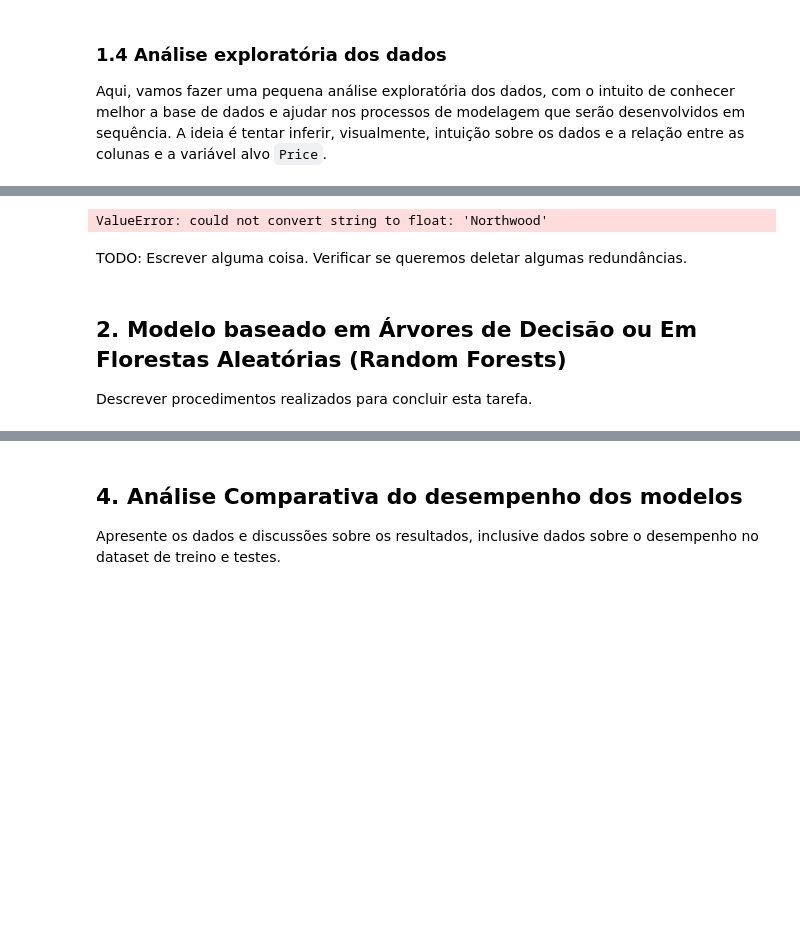
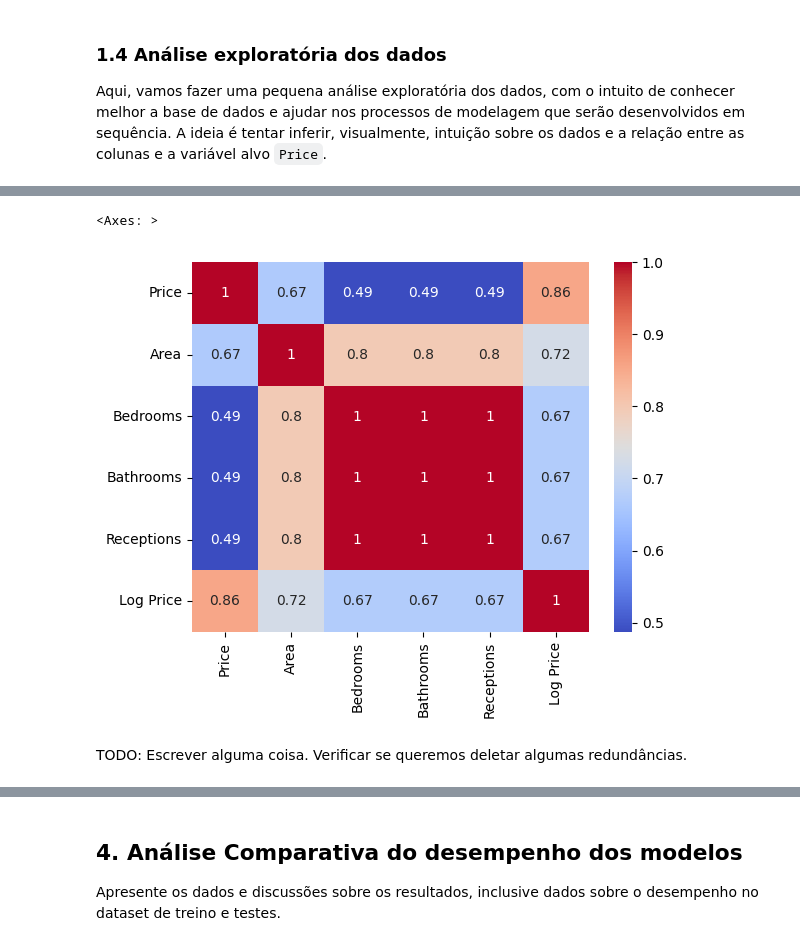
Before and after one commit to kowalks/cmc13-exame, a Jupyter notebook: exame.ipynb, the cells around one changed output, grey strips where cells are left out. Saved outputs shown, nothing was run; the diff lists cells and outputs as text; code cells hidden in the pictures; blank space fills up the shorter version.

```diff
--- a/exame.ipynb
+++ b/exame.ipynb
@@ -260,14 +263,11 @@ dtype: object
 # %%
 # Compute the correlation matrix
-correlation_matrix = train.corr()
+correlation_matrix = train.corr(numeric_only=True)
 
 # Create a heatmap of the correlation matrix
 sns.heatmap(correlation_matrix, annot=True, cmap='coolwarm')
 # %% [output]
-ValueError: could not convert string to float: 'Northwood'
+<Axes: >
+[figure, added]
 # %% [markdown]
 TODO: Escrever alguma coisa. Verificar se queremos deletar algumas redundâncias.
-# %% [markdown]
-## 2. Modelo baseado em Árvores de Decisão ou Em Florestas Aleatórias (Random Forests)
-
-Descrever procedimentos realizados para concluir esta tarefa.
```
Also changed, not shown: parts of 42 cells of this notebook, 1 other file.
